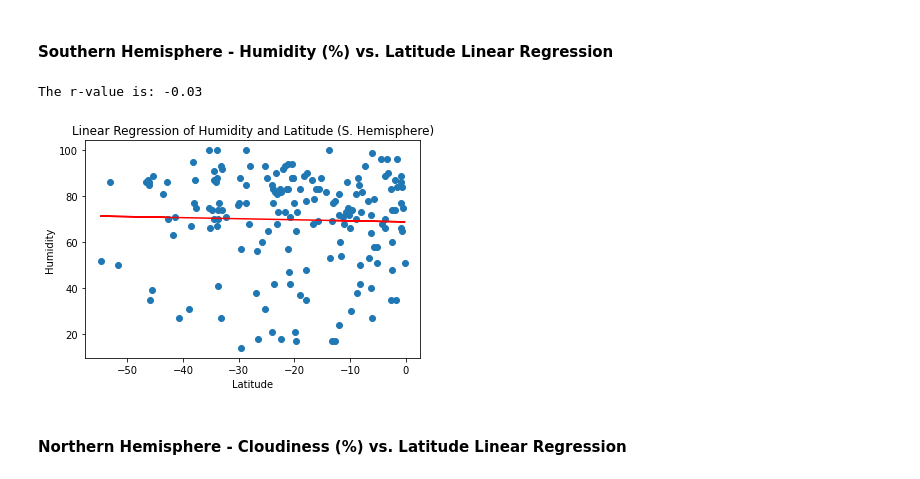
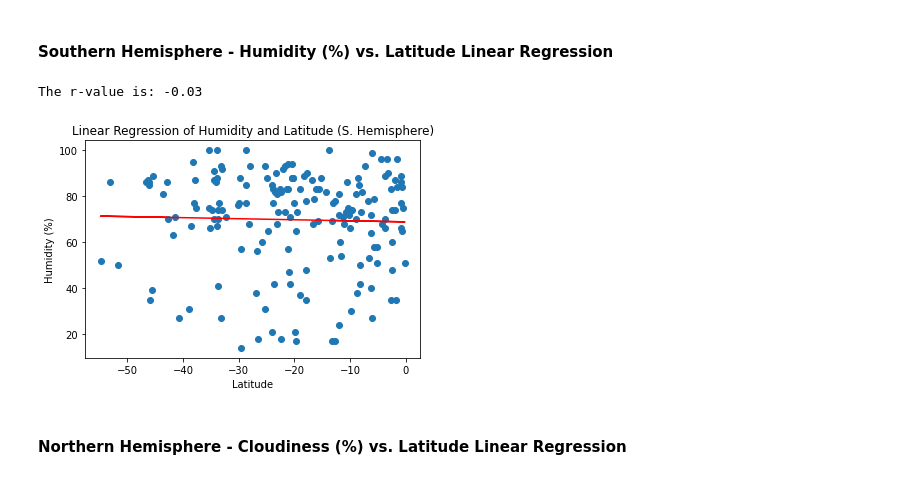
Before and after one commit to KKornegay/python-api-challenge, a Jupyter notebook: WeatherPy/WeatherPy.ipynb, the cells around one changed output. Saved outputs shown, nothing was run; the diff lists cells and outputs as text; code cells hidden in the pictures.

```diff
--- a/WeatherPy/WeatherPy.ipynb
+++ b/WeatherPy/WeatherPy.ipynb
@@ -385,32 +385,32 @@ The r-value is: 0.3
 # %%
 #define variables
 south_humid = south_hemi["Humidity"]
 
 #calculate and print pearson coefficient
 print(f"The r-value is: {round(st.pearsonr(south_humid, south_lat)[0],2)}")
 
 #set variables for linear regression
 x_values = south_lat
 y_values = south_humid
 (slope, intercept, rvalue, pvalue, stderr) = st.linregress(x_values, y_values)
 regress_values = x_values * slope + intercept
 line_eq = "y = " + str(round(slope,2)) + "x + " + str(round(intercept,2))
 
 #chart regression and add labels and title
 plt.scatter(x_values,y_values)
 plt.plot(x_values,regress_values,"r-")
 plt.annotate(line_eq,(6,10),fontsize=15,color="red")
 plt.xlabel('Latitude')
-plt.ylabel('Humidity')
+plt.ylabel('Humidity (%)')
 plt.title("Linear Regression of Humidity and Latitude (S. Hemisphere)")
 
 #save chart as png
 plt.savefig("output_data/S_Hemi_Humidity_vs_Lat_regression.png")
 
 #display chart
 plt.show()
 # %% [output]
 The r-value is: -0.03
-[figure, old version]
+[figure, new version]
 # %% [markdown]
 ####  Northern Hemisphere - Cloudiness (%) vs. Latitude Linear Regression
```
Also changed, not shown: parts of 9 cells of this notebook, 6 other files.
